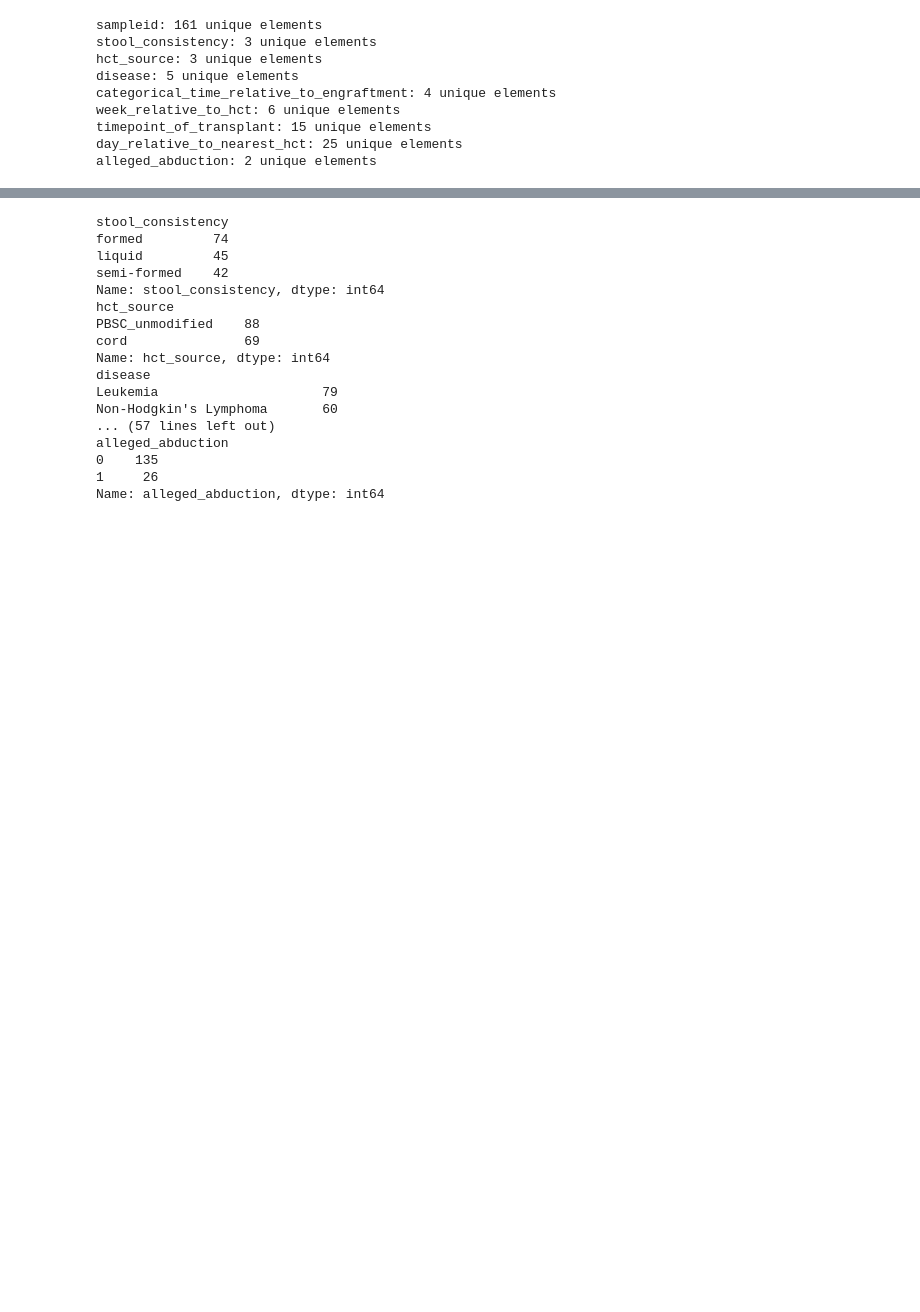
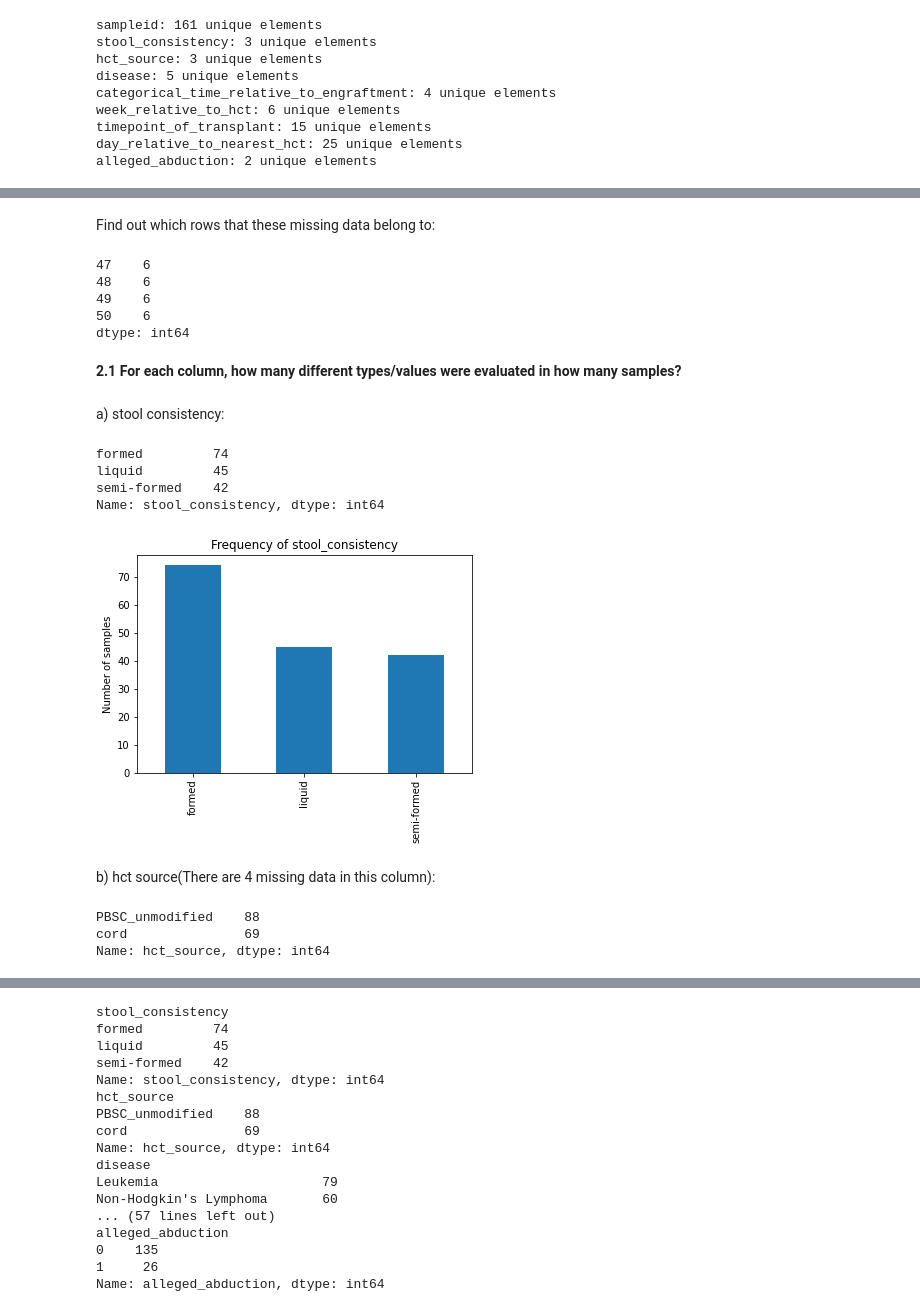
Before and after one commit to banucavlak/alien-cancer-cure, a Jupyter notebook: metadata_analysis.ipynb, the cells around one changed output, grey strips where cells are left out. Drawn from its saved outputs; the diff is of its cells as text; code cells hidden in the pictures; blank space fills up the shorter version.

Commit message:
merging metadata code

```diff
--- a/metadata_analysis.ipynb
+++ b/metadata_analysis.ipynb
@@ -15,5 +11,5 @@ import matplotlib.pyplot as plt
 # %%
-df_meta = pd.read_csv('../alien-data/sample_metadata.tsv', sep='\t')
+df_meta = pd.read_csv('data/sample_metadata.tsv', sep='\t')
 df_meta.head()
 # %% [output]
 |  | sampleid | stool_consistency | hct_source | disease | categorical_time_relative_to_engr... | week_relative_to_hct | ... |
@@ -69,0 +84,37 @@ alleged_abduction: 2 unique elements
+# %% [markdown]
+Find out which rows that these missing data belong to:
+# %%
+df_null = df_meta.isnull().sum(axis=1)
+print(df_null[df_null > 0])
+# %% [output]
+47    6
+48    6
+49    6
+50    6
+dtype: int64
+# %% [markdown]
+**2.1 For each column, how many different types/values were evaluated in how many samples?**
+# %% [markdown]
+a) stool consistency:
+# %%
+df_meta['stool_consistency'].value_counts()
+# %% [output]
+formed         74
+liquid         45
+semi-formed    42
+Name: stool_consistency, dtype: int64
+# %%
+df_meta['stool_consistency'].value_counts().plot(kind='bar')
+plt.ylabel('Number of samples')
+plt.title('Frequency of stool_consistency')
+plt.show()
+# %% [output]
+[figure, added]
+# %% [markdown]
+b) hct source(There are 4 missing data in this column):
+# %%
+df_meta['hct_source'].value_counts()
+# %% [output]
+PBSC_unmodified    88
+cord               69
+Name: hct_source, dtype: int64
```
Also changed, not shown: parts of 61 cells of this notebook, 1 other file.
